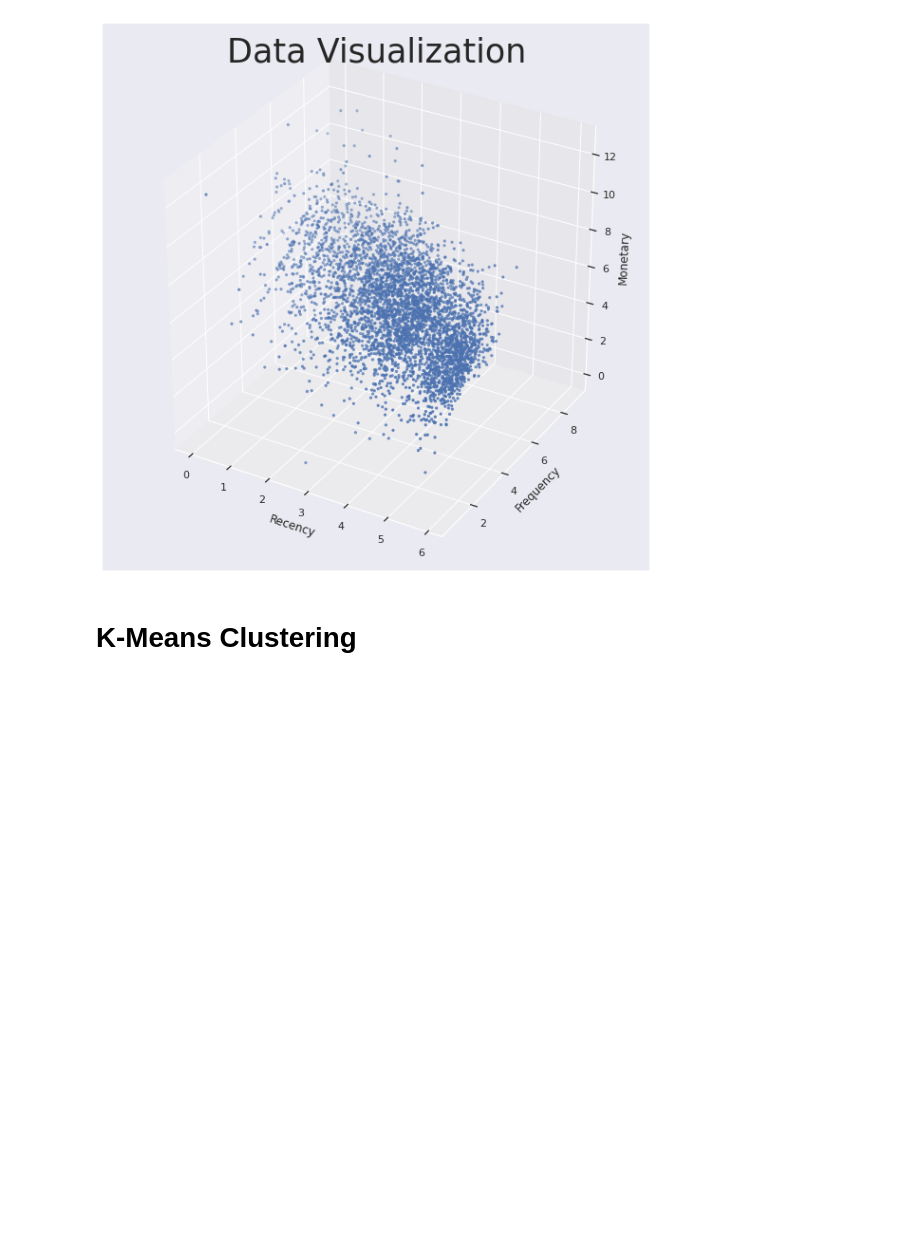
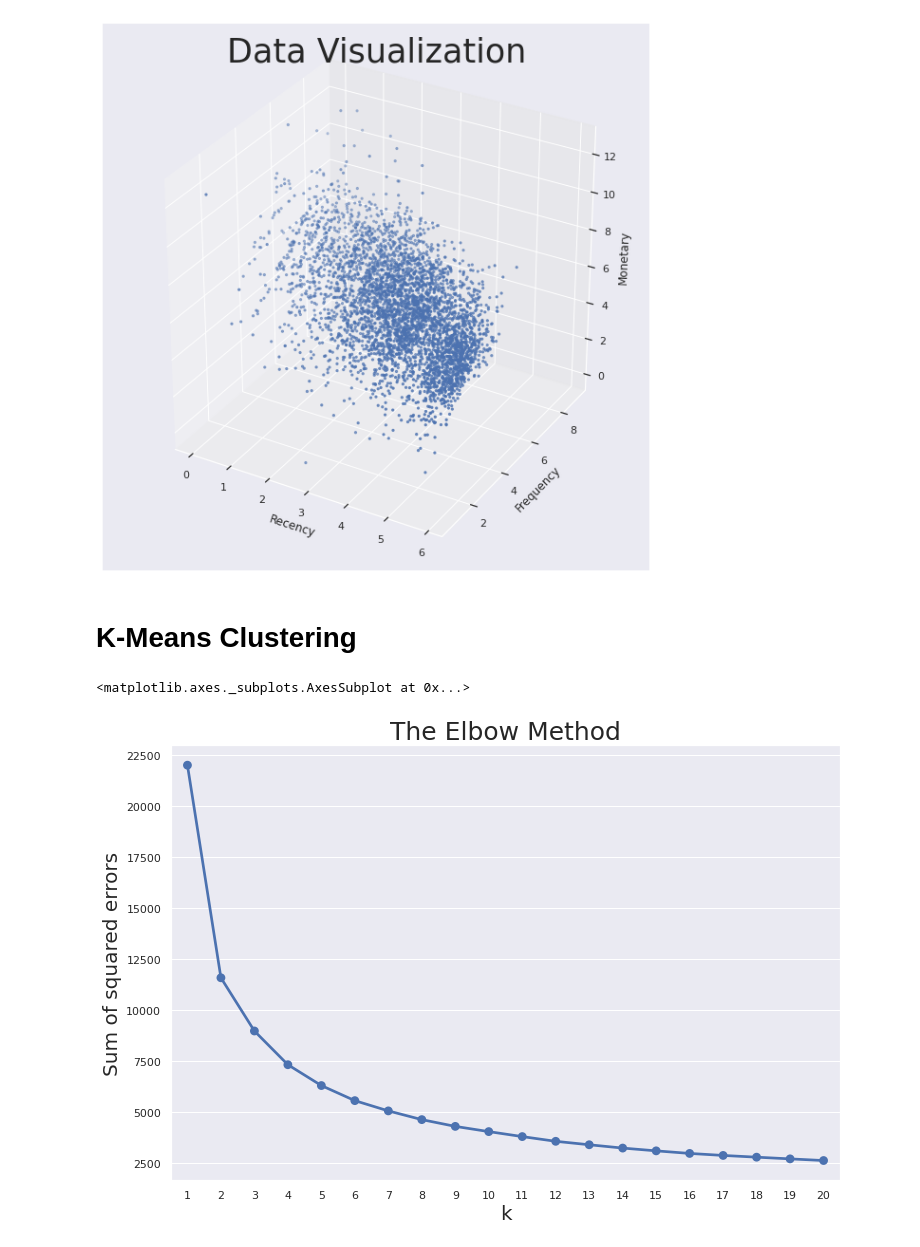
Before and after one commit to DrKamaleshR/Customersegmentation-unsupervised, a Jupyter notebook: Online_Retail_Customer_Segmentation_Capstone_Project.ipynb, the cells around one changed output. Saved outputs shown, nothing was run; the diff lists cells and outputs as text; code cells hidden in the pictures; blank space fills up the shorter version.

```diff
--- a/Online_Retail_Customer_Segmentation_Capstone_Project.ipynb
+++ b/Online_Retail_Customer_Segmentation_Capstone_Project.ipynb
@@ -411,6 +411,16 @@ for k in range(1, 21):
     # Initialize KMeans with k clusters
     kmeans = KMeans(n_clusters=k, random_state=1)
     # Fit KMeans on the dataset
-    kmeans.fit(data)
+    kmeans.fit(RFM)
     # Assign sum of squared distances to k element of dictionary
     sse[k] = kmeans.inertia_ # Used for Plotting the elbow plot
+# %%
+# the elbow plot
+plt.figure(figsize=(12,8))
+plt.title('The Elbow Method', size=25)
+plt.xlabel('k', size=20);
+plt.ylabel('Sum of squared errors', size=20)
+sns.pointplot(x=list(sse.keys()), y=list(sse.values()))
+# %% [output]
+<matplotlib.axes._subplots.AxesSubplot at 0x...>
+[figure, added]
```
Also changed, not shown: parts of 11 cells of this notebook.
